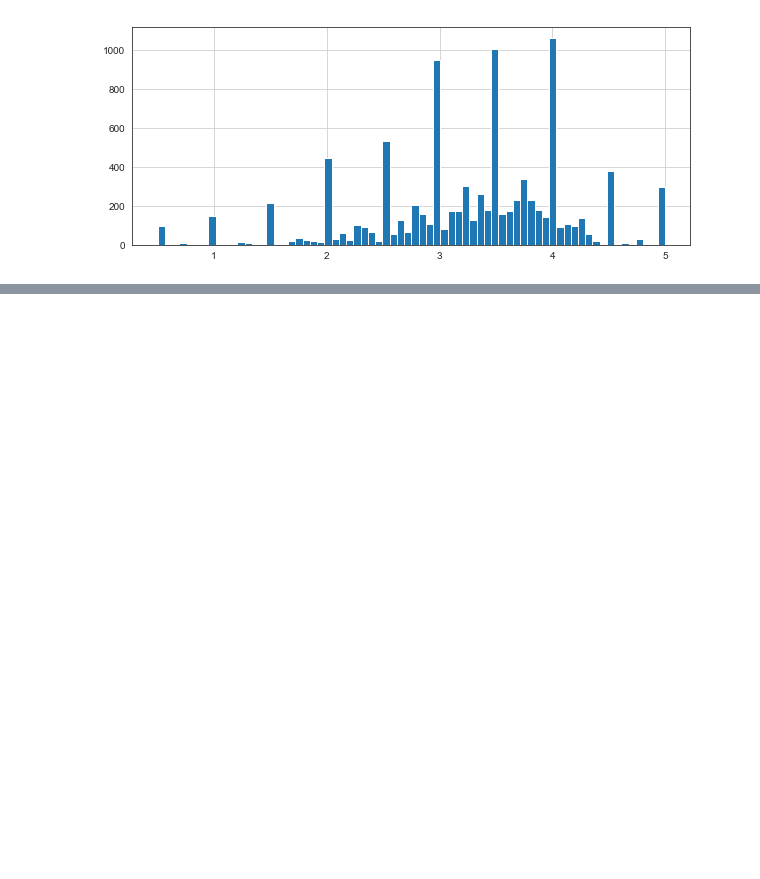
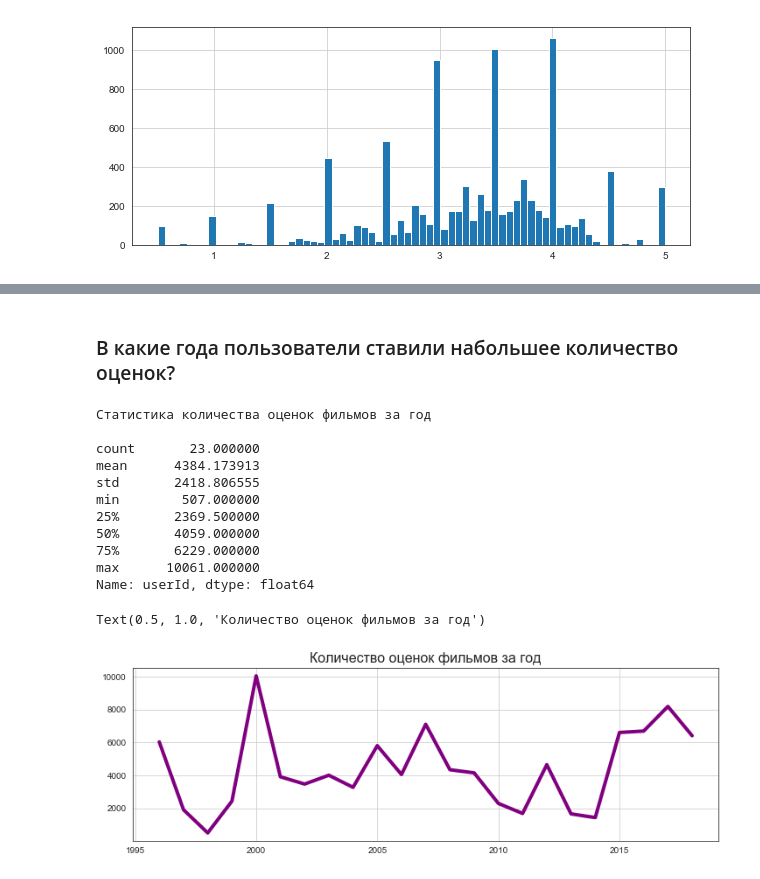
Before and after one commit to AlexanKartashov/RecommenderSystem, a Jupyter notebook: Lab_2. Recommender systems.ipynb, the cells around one changed output, grey strips where cells are left out. Drawn from its saved outputs; the diff is of its cells as text; code cells hidden in the pictures; blank space fills up the shorter version.

```diff
--- a/Lab_2. Recommender systems.ipynb
+++ b/Lab_2. Recommender systems.ipynb
@@ -157,0 +361,25 @@ sns.jointplot(x='rating',y='num of ratings',data=ratings,alpha=0.5)
+# %% [markdown]
+### В какие года пользователи ставили набольшее количество оценок?
+# %%
+sub=movie_db[movie_db['ratingyear']!=0]
+print("Статистика количества оценок фильмов за год\n")
+print(sub.groupby(['ratingyear']).count()['userId'].describe())
+fig1, ax1 = plt.subplots(1,1,figsize=(12,8))
+plt.subplot(211)
+plt.plot(sub.groupby(['ratingyear']).count()['userId'],linewidth=4.0,color='purple')
+plt.grid(True)
+plt.title('Количество оценок фильмов за год',fontsize=16)
+# %% [output]
+Статистика количества оценок фильмов за год
+
+count       23.000000
+mean      4384.173913
+std       2418.806555
+min        507.000000
+25%       2369.500000
+50%       4059.000000
+75%       6229.000000
+max      10061.000000
+Name: userId, dtype: float64
+Text(0.5, 1.0, 'Количество оценок фильмов за год')
+[figure, added]
```
Also changed, not shown: parts of 50 cells of this notebook, 2 other files.
